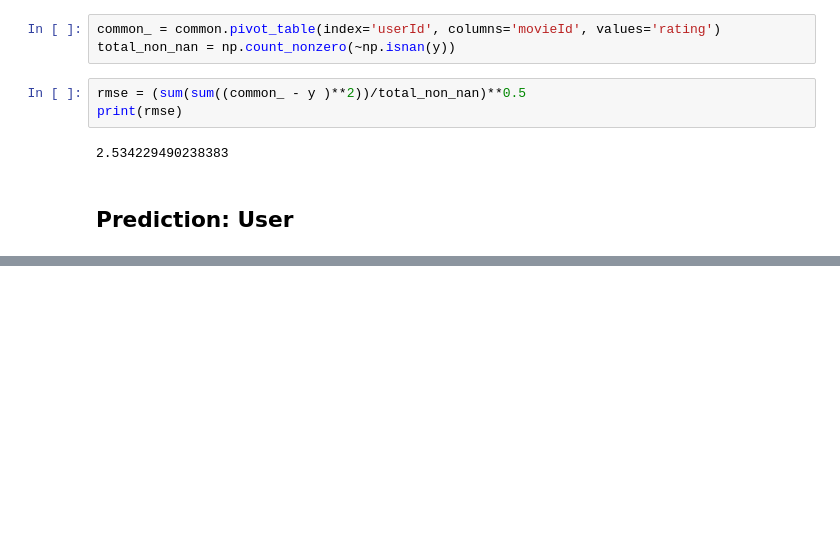
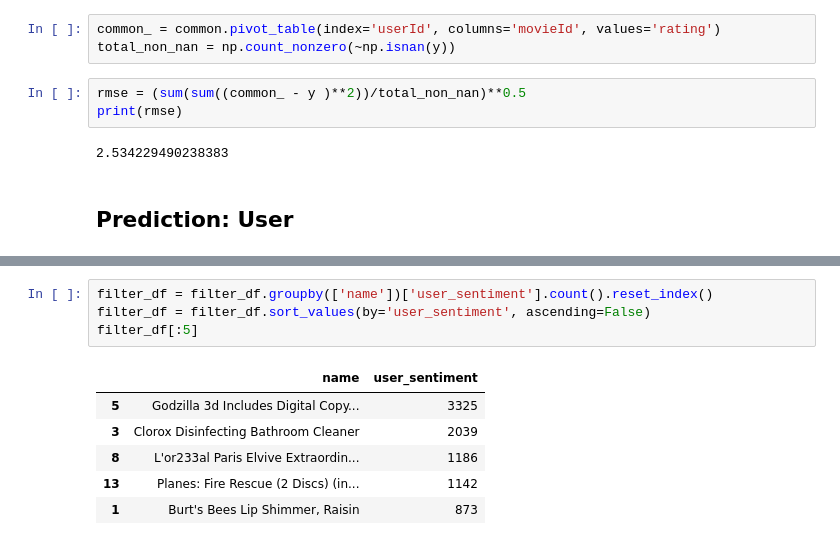
Before and after one commit to DaoodS/Machine_Learning_Projects, a Jupyter notebook: Project_12/Implementation/sentiment_analysis.ipynb, the cells around one changed output, grey strips where cells are left out. Cells and saved outputs as stored; diff of their text form; blank space fills up the shorter version.

```diff
--- a/Project_12/Implementation/sentiment_analysis.ipynb
+++ b/Project_12/Implementation/sentiment_analysis.ipynb
@@ -992,0 +1046,11 @@ d
+# %%
+filter_df = filter_df.groupby(['name'])['user_sentiment'].count().reset_index()
+filter_df = filter_df.sort_values(by='user_sentiment', ascending=False)
+filter_df[:5]
+# %% [output]
+|  | name | user_sentiment |
+| 5 | Godzilla 3d Includes Digital Copy... | 3325 |
+| 3 | Clorox Disinfecting Bathroom Cleaner | 2039 |
+| 8 | L'or233al Paris Elvive Extraordin... | 1186 |
+| 13 | Planes: Fire Rescue (2 Discs) (in... | 1142 |
+| 1 | Burt's Bees Lip Shimmer, Raisin | 873 |
```
Also changed, not shown: parts of 41 cells of this notebook, 2 other files.
